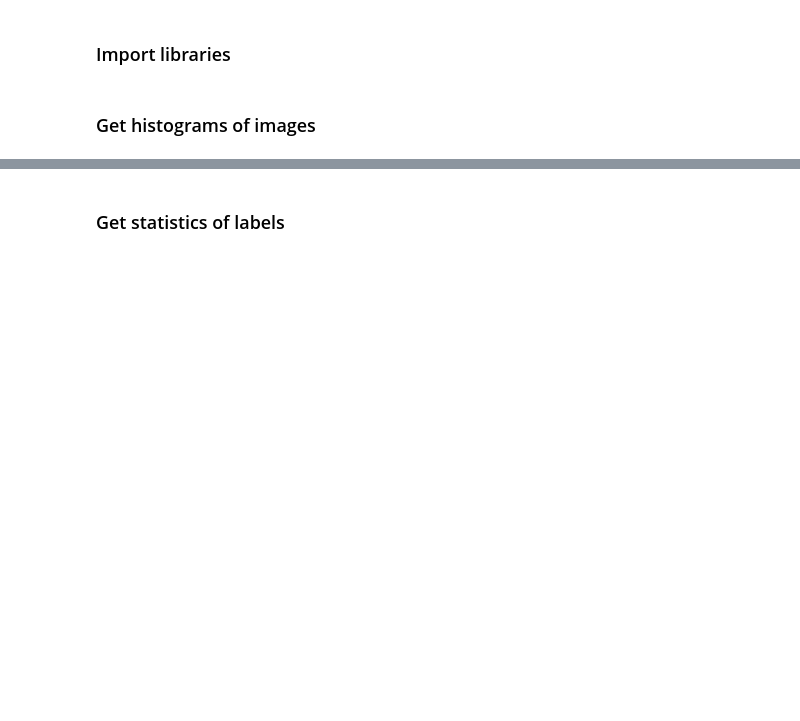
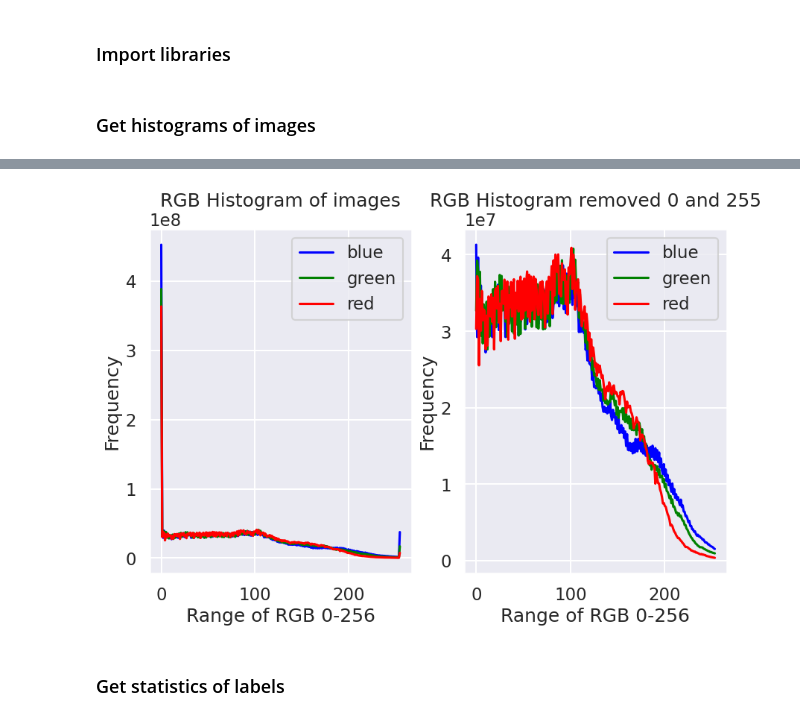
Before and after one commit to filipberanek/woodscape_revision, a Jupyter notebook: data_statistics/basic_statistics.ipynb, the cells around one changed output, grey strips where cells are left out. Cells and saved outputs as stored; diff of their text form; code cells hidden in the pictures; blank space fills up the shorter version.

```diff
--- a/data_statistics/basic_statistics.ipynb
+++ b/data_statistics/basic_statistics.ipynb
@@ -82,3 +88,23 @@ plt.show()
+# %%
+fig, ax = plt.subplots(1,2,figsize =fig_size)
+for channel, channel_name in zip(range(3), ["blue", "green", "red"]):
+    ax[0].plot(np_hist[:,channel], label=channel_name, color = channel_name)
+#ax[0].title('Image histogram for RGB')
+#ax[0].set_title("test")
+ax[0].set_xlabel("Range of RGB 0-256")
+ax[0].set_ylabel("Frequency")
+ax[0].set_title('RGB Histogram of images')
+ax[0].legend()
+for channel, channel_name in zip(range(3), ["blue", "green", "red"]):
+    ax[1].plot(np_hist[1:-1,channel], label=channel_name, color = channel_name)
+ax[1].set_xlabel("Range of RGB 0-256")
+ax[1].set_ylabel("Frequency")
+ax[1].set_title('RGB Histogram removed 0 and 255')
+ax[1].legend()
+plt.savefig("color_histogram.png")
+plt.show()
+# %% [output]
+[figure, added]
 # %% [markdown]
 ### Get statistics of labels
 # %%
```
Also changed, not shown: parts of 15 cells of this notebook, 1 other file.
